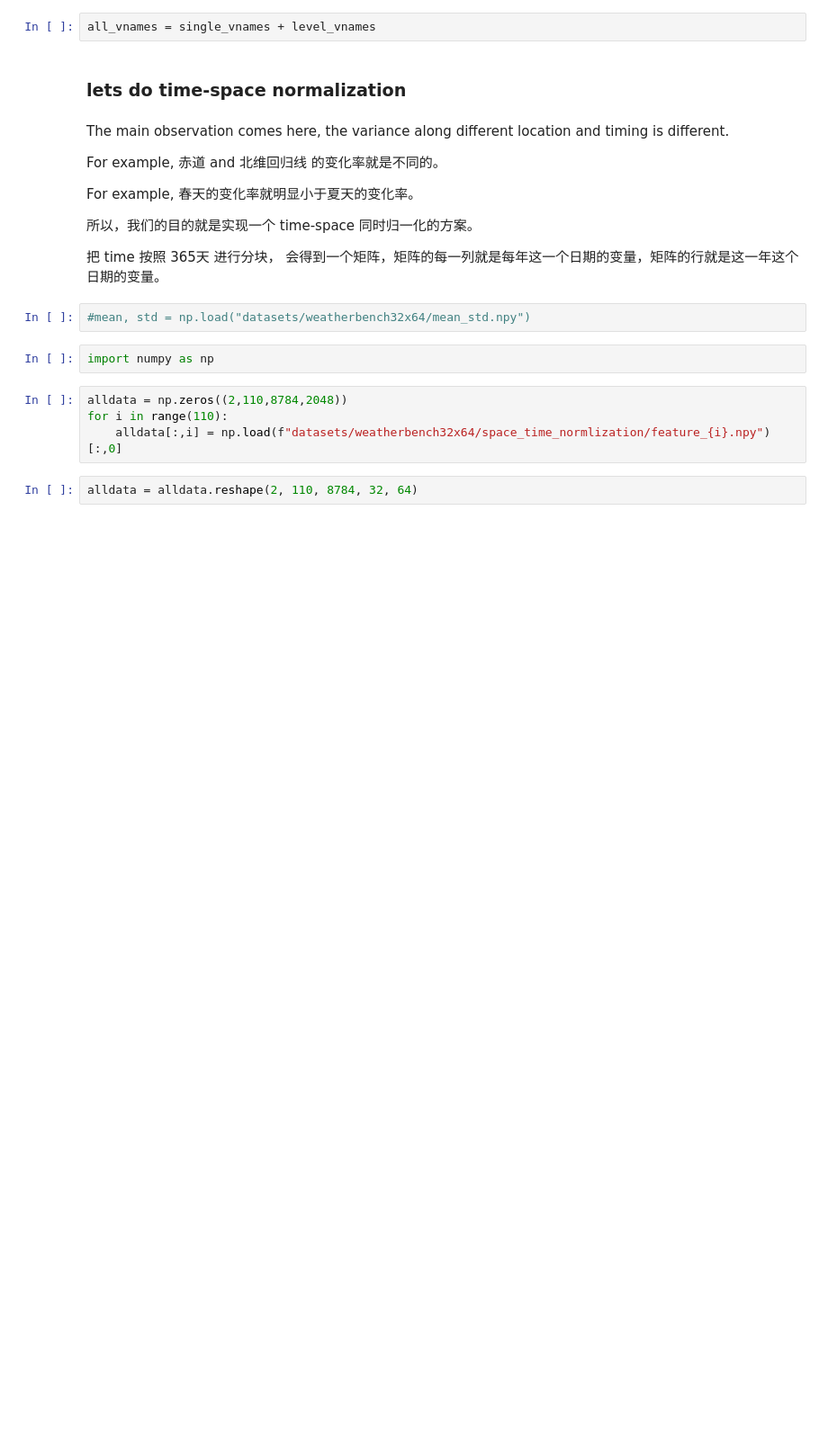
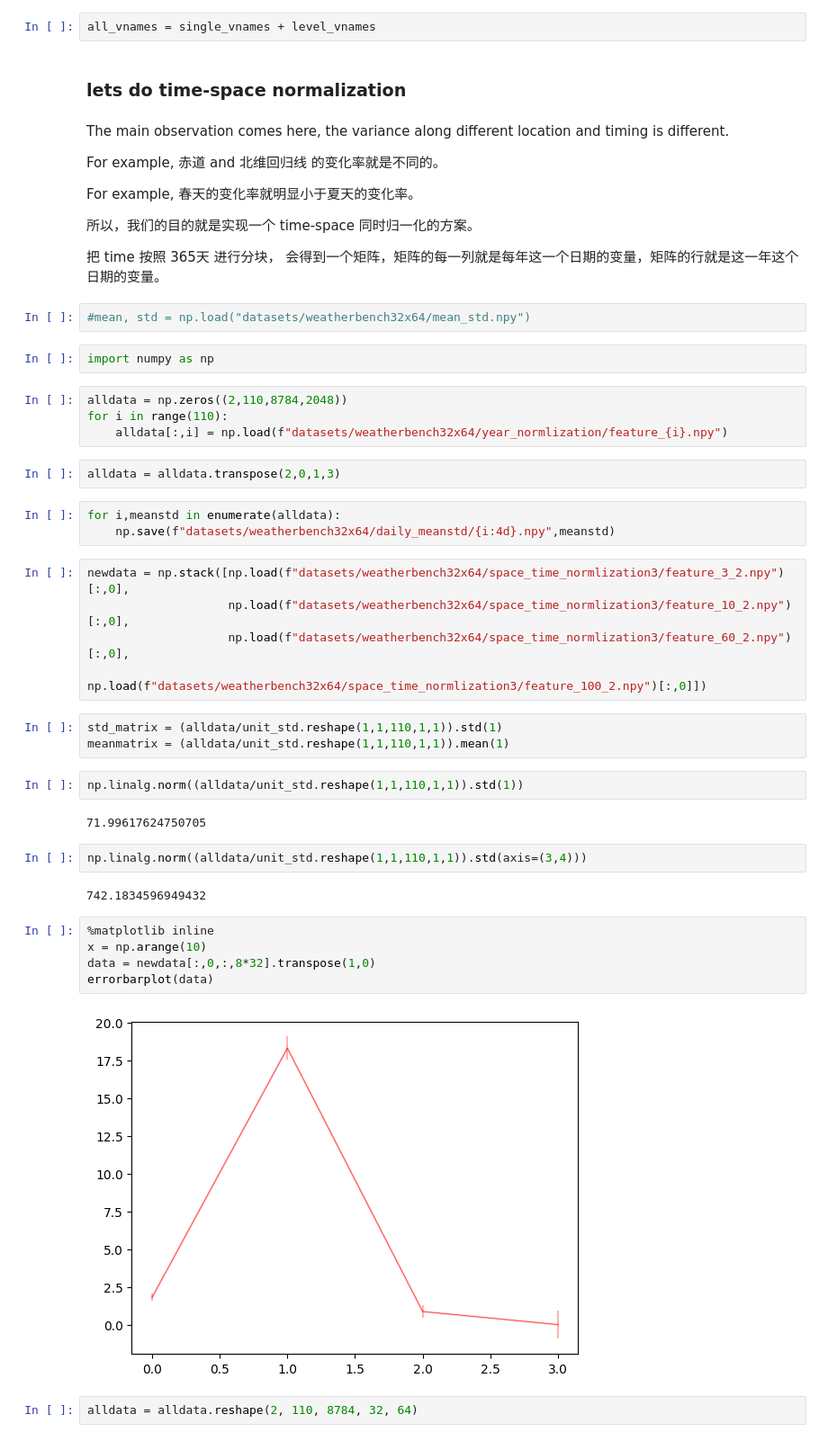
Before and after one commit to veya2ztn/Seq2SeqAutoregressiveModel, a Jupyter notebook: Data_Analysis.ipynb, the cells around one changed output. Shown at 90% size. Cells and saved outputs as stored; diff of their text form; blank space fills up the shorter version.

Commit message:
add Dailynorm dataset

```diff
--- a/Data_Analysis.ipynb
+++ b/Data_Analysis.ipynb
@@ -21,6 +21,34 @@ import numpy as np
 # %%
 alldata = np.zeros((2,110,8784,2048))
 for i in range(110):
-    alldata[:,i] = np.load(f"datasets/weatherbench32x64/space_time_normlization/feature_{i}.npy")[:,0]
+    alldata[:,i] = np.load(f"datasets/weatherbench32x64/year_normlization/feature_{i}.npy")
+# %%
+alldata = alldata.transpose(2,0,1,3)
+# %%
+for i,meanstd in enumerate(alldata):
+    np.save(f"datasets/weatherbench32x64/daily_meanstd/{i:4d}.npy",meanstd)
+# %%
+newdata = np.stack([np.load(f"datasets/weatherbench32x64/space_time_normlization3/feature_3_2.npy")[:,0],
+                    np.load(f"datasets/weatherbench32x64/space_time_normlization3/feature_10_2.npy")[:,0],
+                    np.load(f"datasets/weatherbench32x64/space_time_normlization3/feature_60_2.npy")[:,0],
+                    np.load(f"datasets/weatherbench32x64/space_time_normlization3/feature_100_2.npy")[:,0]])
+# %%
+std_matrix = (alldata/unit_std.reshape(1,1,110,1,1)).std(1)
+meanmatrix = (alldata/unit_std.reshape(1,1,110,1,1)).mean(1)
+# %%
+np.linalg.norm((alldata/unit_std.reshape(1,1,110,1,1)).std(1))
+# %% [output]
+71.99617624750705
+# %%
+np.linalg.norm((alldata/unit_std.reshape(1,1,110,1,1)).std(axis=(3,4)))
+# %% [output]
+742.1834596949432
+# %%
+%matplotlib inline
+x = np.arange(10)
+data = newdata[:,0,:,8*32].transpose(1,0)
+errorbarplot(data)
+# %% [output]
+[figure, added]
 # %%
 alldata = alldata.reshape(2, 110, 8784, 32, 64)
```
Also changed, not shown: parts of 45 cells of this notebook, 5 other files.
